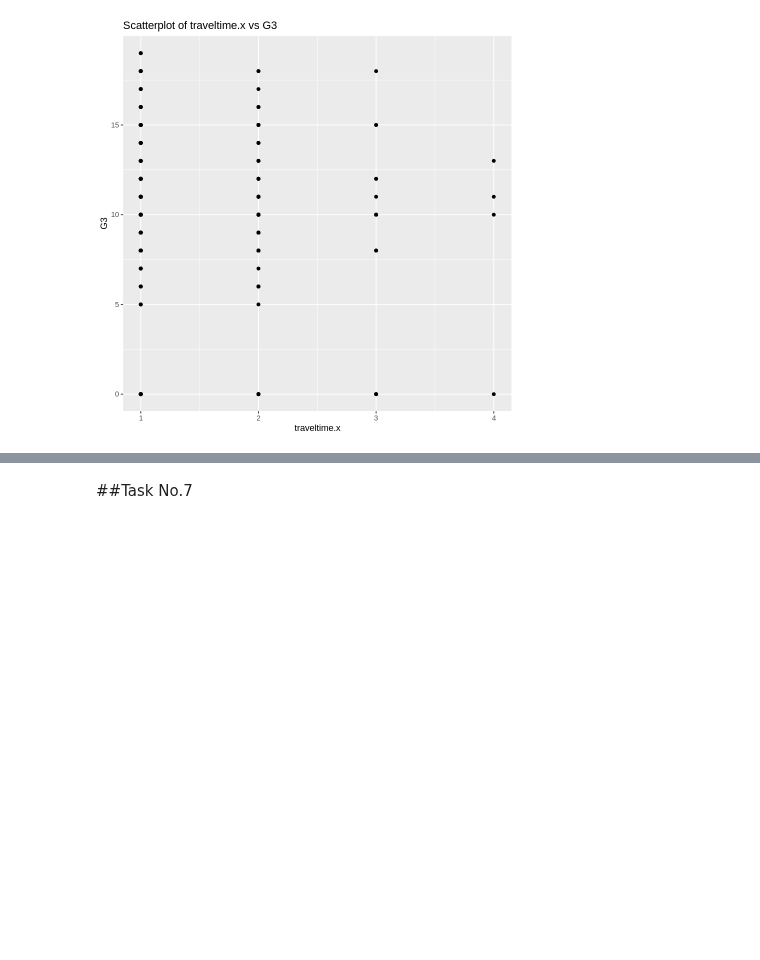
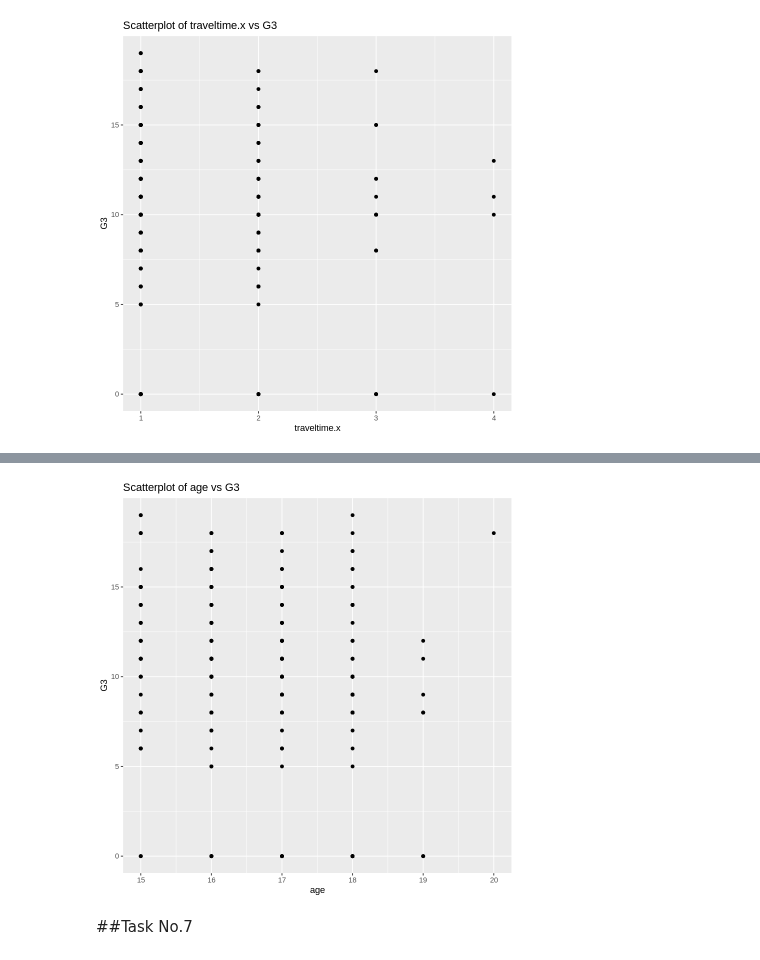
Before and after one commit to carlos-alves-one/Student-Performance-R, a Jupyter notebook: Regression_CW1.ipynb, the cells around one changed output, grey strips where cells are left out. Cells and saved outputs as stored; diff of their text form; code cells hidden in the pictures; blank space fills up the shorter version.

```diff
--- a/Regression_CW1.ipynb
+++ b/Regression_CW1.ipynb
@@ -737,2 +748,11 @@ ggplot(train_data, aes(x=traveltime.x, y=G3.x)) +
+# %%
+# Scatterplot for age vs G3
+ggplot(train_data, aes(x=age, y=G3.x)) +
+  geom_point() +
+  ggtitle("Scatterplot of age vs G3") +
+  xlab("age") +
+  ylab("G3")
+# %% [output]
+[figure, added]
 # %% [markdown]
 ##Task No.7
```
Also changed, not shown: parts of 4 cells of this notebook.
